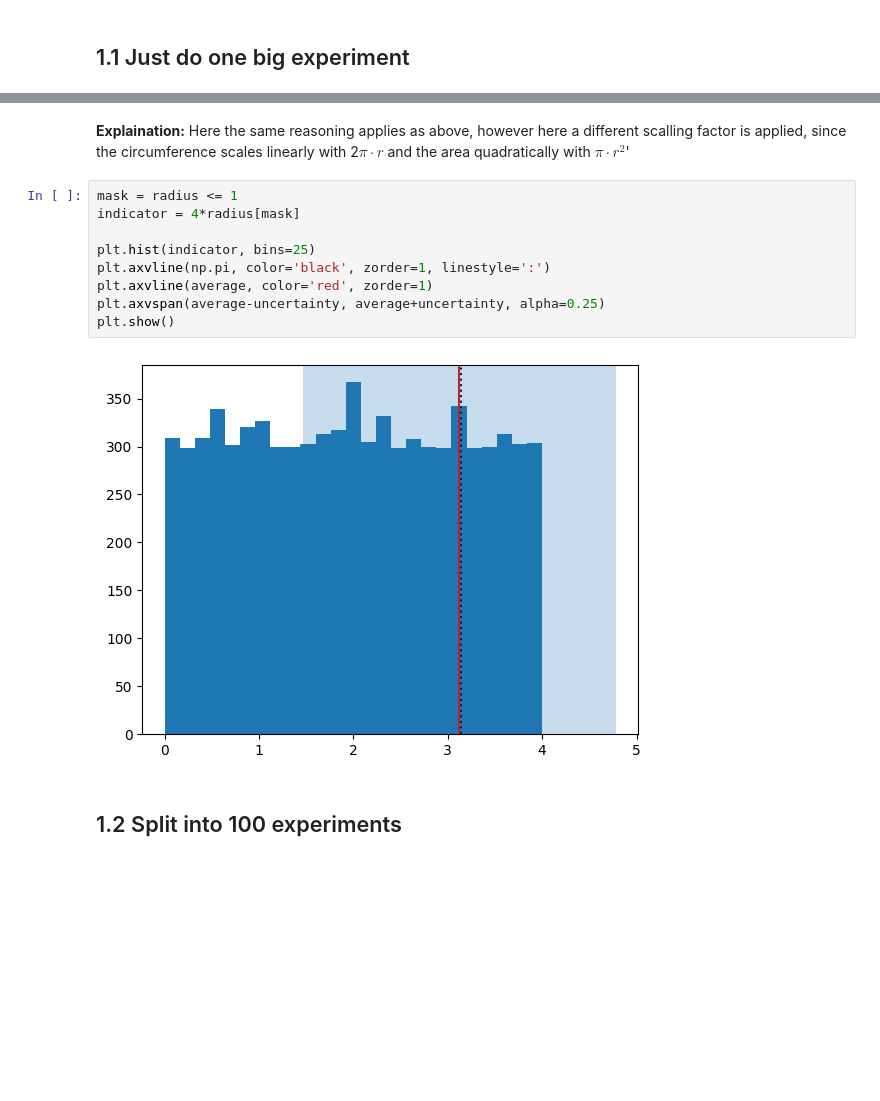
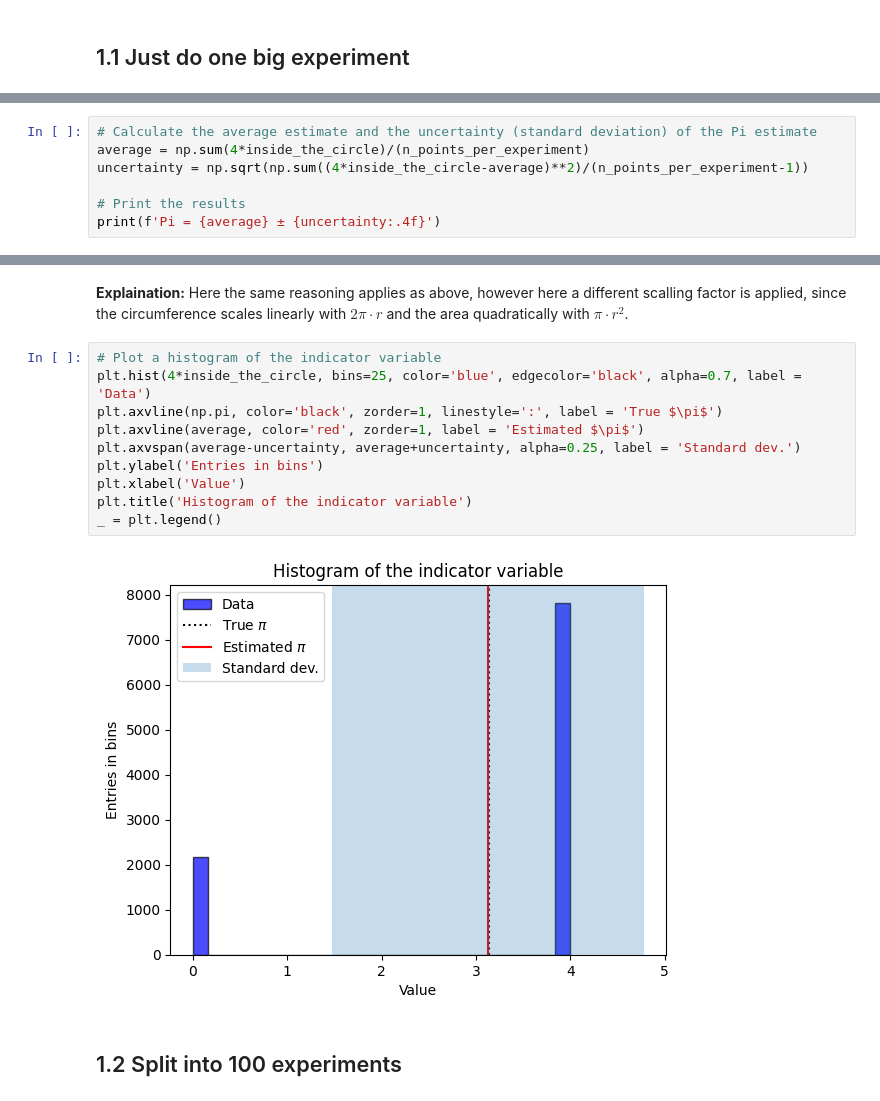
Before and after one commit to MXM1796/computational_physics_2024_fre_rei, a Jupyter notebook: Sheet_1.ipynb, the cells around one changed output, grey strips where cells are left out. Cells and saved outputs as stored; diff of their text form; blank space fills up the shorter version.

```diff
--- a/Sheet_1.ipynb
+++ b/Sheet_1.ipynb
@@ -32,0 +36,7 @@ plt.show()
+# %%
+# Calculate the average estimate and the uncertainty (standard deviation) of the Pi estimate
+average = np.sum(4*inside_the_circle)/(n_points_per_experiment)
+uncertainty = np.sqrt(np.sum((4*inside_the_circle-average)**2)/(n_points_per_experiment-1))
+
+# Print the results
+print(f'Pi = {average} ± {uncertainty:.4f}')
@@ -42,17 +65,18 @@ plt.show()
 # %% [markdown]
 **Explaination:**
-Here the same reasoning applies as above, however here a different scalling factor is applied, since the circumference scales linearly with 2$\pi \cdot r$ and the area quadratically with $\pi \cdot r^2$'
+Here the same reasoning applies as above, however here a different scalling factor is applied, since the circumference scales linearly with $2\pi \cdot r$ and the area quadratically with $\pi \cdot r^2$.
 # %%
-mask = radius <= 1
-indicator = 4*radius[mask]
-
-plt.hist(indicator, bins=25)
-plt.axvline(np.pi, color='black', zorder=1, linestyle=':')
-plt.axvline(average, color='red', zorder=1)
-plt.axvspan(average-uncertainty, average+uncertainty, alpha=0.25)
-plt.show()
+# Plot a histogram of the indicator variable
+plt.hist(4*inside_the_circle, bins=25, color='blue', edgecolor='black', alpha=0.7, label = 'Data')
+plt.axvline(np.pi, color='black', zorder=1, linestyle=':', label = 'True $\pi$')
+plt.axvline(average, color='red', zorder=1, label = 'Estimated $\pi$')
+plt.axvspan(average-uncertainty, average+uncertainty, alpha=0.25, label = 'Standard dev.')
+plt.ylabel('Entries in bins')
+plt.xlabel('Value')
+plt.title('Histogram of the indicator variable')
+_ = plt.legend()
 # %% [output]
-[figure, old version]
+[figure, new version]
 # %% [markdown]
 ## 1.2 Split into 100 experiments
 # %%
```
Also changed, not shown: parts of 23 cells of this notebook.
